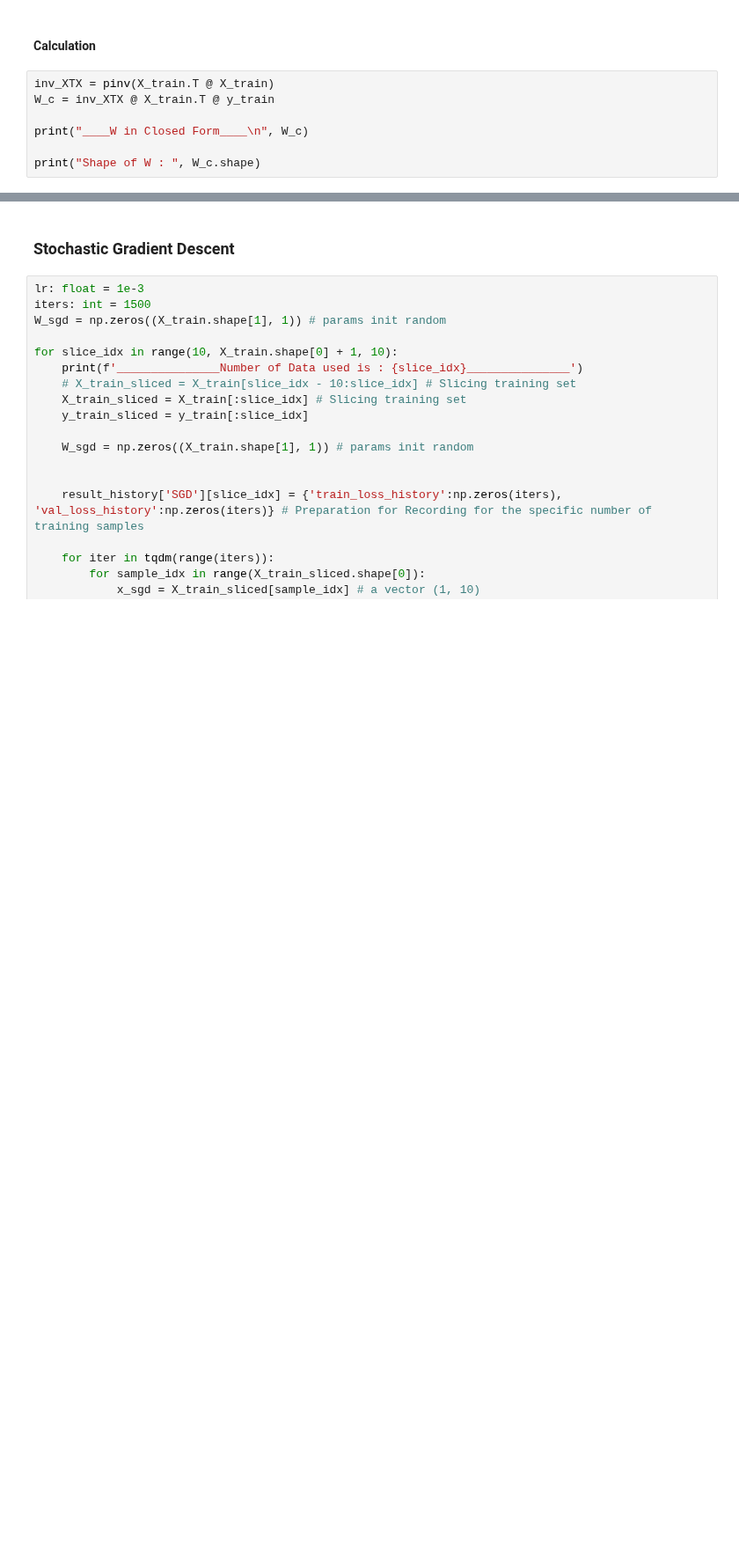
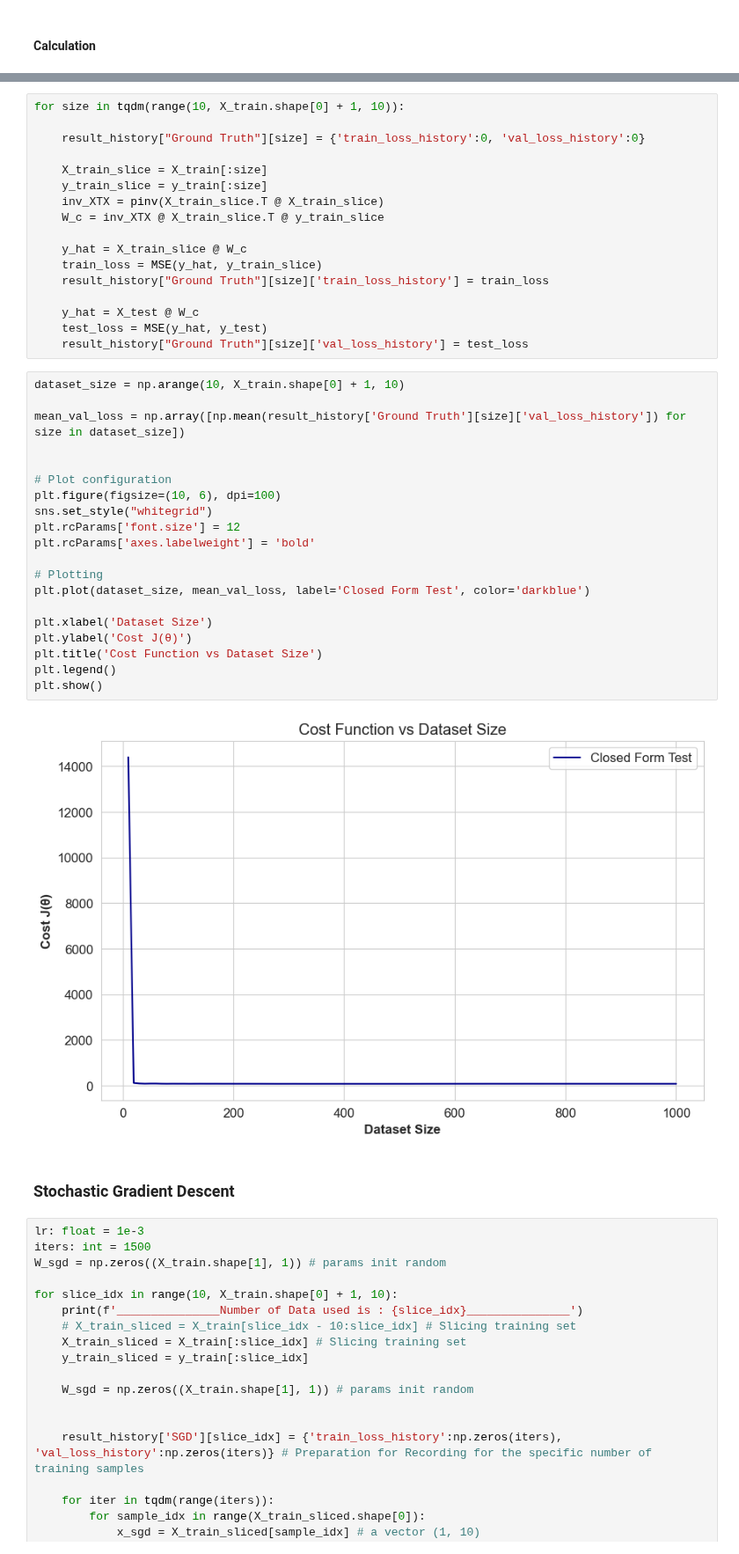
Before and after one commit to AmirAAZ818/ML-Assignments-2024, a Jupyter notebook: Linear Regression/Implementation/Linear_Regression.ipynb, the cells around one changed output, grey strips where cells are left out. Shown at 88% size. Saved outputs shown, nothing was run; the diff lists cells and outputs as text; blank space fills up the shorter version.

```diff
--- a/Linear Regression/Implementation/Linear_Regression.ipynb
+++ b/Linear Regression/Implementation/Linear_Regression.ipynb
@@ -451,9 +410,2 @@ y_c = y_c.astype(float)
 # %% [markdown]
 #### Calculation
-# %%
-inv_XTX = pinv(X_train.T @ X_train)
-W_c = inv_XTX @ X_train.T @ y_train
-
-print("____W in Closed Form____\n", W_c)
-
-print("Shape of W : ", W_c.shape)
@@ -482,3 +412,42 @@ result_history = {'SGD':dict(), 'GD': dict(), 'Ground Truth': dict()}
+# %%
+for size in tqdm(range(10, X_train.shape[0] + 1, 10)):
+
+    result_history["Ground Truth"][size] = {'train_loss_history':0, 'val_loss_history':0}
+
+    X_train_slice = X_train[:size]
+    y_train_slice = y_train[:size]
+    inv_XTX = pinv(X_train_slice.T @ X_train_slice)
+    W_c = inv_XTX @ X_train_slice.T @ y_train_slice
+
+    y_hat = X_train_slice @ W_c
+    train_loss = MSE(y_hat, y_train_slice)
+    result_history["Ground Truth"][size]['train_loss_history'] = train_loss
+
+    y_hat = X_test @ W_c
+    test_loss = MSE(y_hat, y_test)
+    result_history["Ground Truth"][size]['val_loss_history'] = test_loss
+# %%
+dataset_size = np.arange(10, X_train.shape[0] + 1, 10)
+
+mean_val_loss = np.array([np.mean(result_history['Ground Truth'][size]['val_loss_history']) for size in dataset_size])
+
+
+# Plot configuration
+plt.figure(figsize=(10, 6), dpi=100)
+sns.set_style("whitegrid")
+plt.rcParams['font.size'] = 12
+plt.rcParams['axes.labelweight'] = 'bold'
+
+# Plotting
+plt.plot(dataset_size, mean_val_loss, label='Closed Form Test', color='darkblue')
+
+plt.xlabel('Dataset Size')
+plt.ylabel('Cost J(θ)')
+plt.title('Cost Function vs Dataset Size')
+plt.legend()
+plt.show()
+# %% [output]
+[figure, added]
 # %% [markdown]
 ### Stochastic Gradient Descent
 # %%
```
Also changed, not shown: parts of 16 cells of this notebook, 12 other files.
